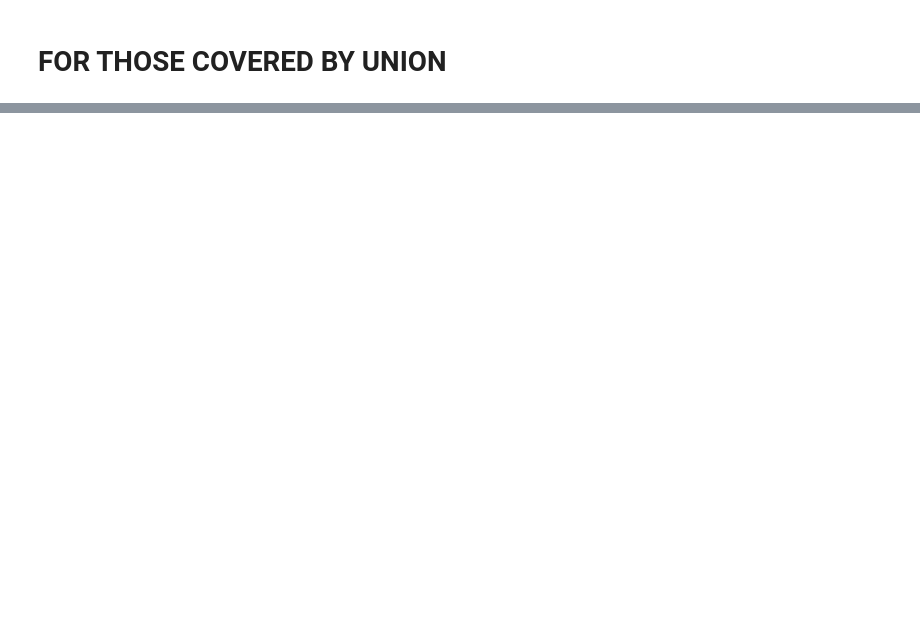
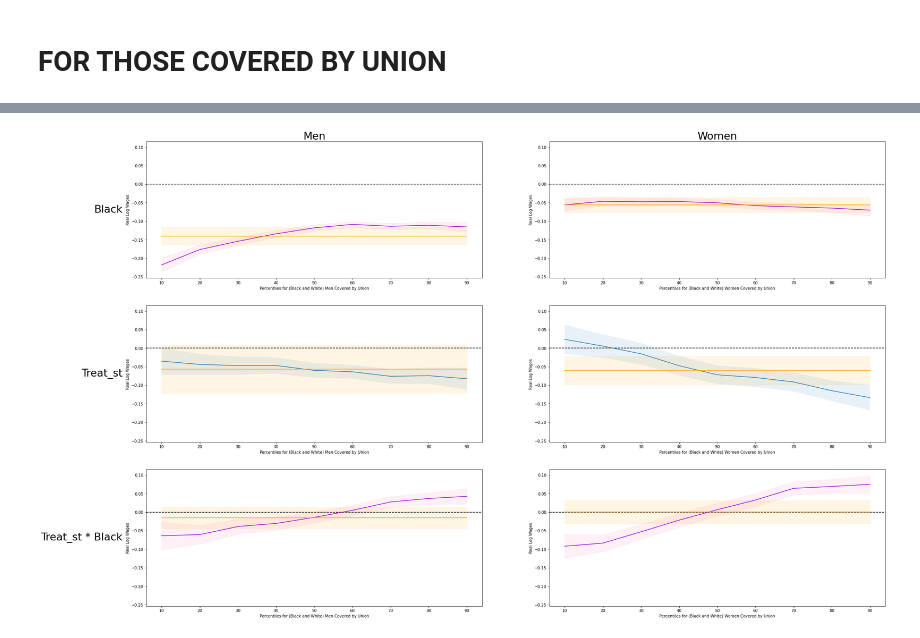
Before and after one commit to aadsouza/econ499, a Jupyter notebook: code/rifdistributionplots-revised.ipynb, the cells around one changed output, grey strips where cells are left out. Cells and saved outputs as stored; diff of their text form; code cells hidden in the pictures; blank space fills up the shorter version.

```diff
--- a/code/rifdistributionplots-revised.ipynb
+++ b/code/rifdistributionplots-revised.ipynb
@@ -363,0 +465,77 @@ ax.fill_between(ublackwom_treat.percentile, ublackwom_treat.lbols, ublackwom_tre
+# %%
+# Table RIF-DiD Regression of Real Log Wages on Right to Work Laws Treatment in State and Time - for People Covered By a Union (Direct)
+fig, ax = plt.subplots(3,2, figsize = (35, 20), sharey = True, sharex = True)
+
+for i in [0,1,2]:
+    for j in [0,1]:
+        ax[i,j].set_yticks(np.arange(-0.5, 0.5, step=0.05))
+        ax[i,j].xaxis.set_tick_params(labelbottom=True)
+        ax[i,j].yaxis.set_tick_params(labelbottom=True)
+#         ax[i,j].set_xlabel("Percentiles for All (Black and White) Men")
+        ax[i,0].set_xlabel("Percentiles for (Black and White) Men Covered by Union")
+        ax[i,1].set_xlabel("Percentiles for (Black and White) Women Covered by Union")
+        ax[i,j].set_ylabel("Real Log Wages")
+
+#Men - Black
+ax[0,0].axhline(y = 0, color = "black", linestyle ="--")
+ax[0,0].plot(ublackmen.percentile, ublackmen.coef, color = "darkviolet")
+ax[0,0].fill_between(ublackmen.percentile, ublackmen.lb, ublackmen.ub, color = "hotpink", alpha = 0.1)
+ax[0,0].plot(ublackmen.percentile, ublackmen.ols, color = "orange")
+ax[0,0].fill_between(ublackmen.percentile, ublackmen.lbols, ublackmen.ubols, alpha = 0.1, color = "orange")
+
+#Men - Treat
+ax[1,0].axhline(y = 0, color = "black", linestyle ="--")
+ax[1,0].plot(uwhitemen.percentile, uwhitemen.coef)
+ax[1,0].fill_between(uwhitemen.percentile, uwhitemen.lb, uwhitemen.ub, alpha = 0.1)
+ax[1,0].plot(uwhitemen.percentile, uwhitemen.ols, color = "orange")
+ax[1,0].fill_between(uwhitemen.percentile, uwhitemen.lbols, uwhitemen.ubols, alpha = 0.1, color = "orange")
+
+#Men - Times
+ax[2,0].axhline(y = 0, color = "black", linestyle ="--")
+ax[2,0].plot(ublackmen_treat.percentile, ublackmen_treat.coef, color = "darkviolet")
+ax[2,0].fill_between(ublackmen_treat.percentile, ublackmen_treat.lb, ublackmen_treat.ub, color = "hotpink", alpha = 0.1)
+ax[2,0].plot(ublackmen_treat.percentile, ublackmen_treat.ols, color = "orange")
+ax[2,0].fill_between(ublackmen_treat.percentile, ublackmen_treat.lbols, ublackmen_treat.ubols, alpha = 0.1, color = "orange")
+
+#Women - Black
+ax[0,1].axhline(y = 0, color = "black", linestyle ="--")
+ax[0,1].plot(ublackwom.percentile, ublackwom.coef, color = "darkviolet")
+ax[0,1].fill_between(ublackwom.percentile, ublackwom.lb, ublackwom.ub, color = "hotpink", alpha = 0.1)
+ax[0,1].plot(ublackwom.percentile, ublackwom.ols, color = "orange")
+ax[0,1].fill_between(ublackwom.percentile, ublackwom.lbols, ublackwom.ubols, alpha = 0.1, color = "orange")
+
+#Women - Treat
+ax[1,1].axhline(y = 0, color = "black", linestyle ="--")
+ax[1,1].plot(uwhitewom.percentile, uwhitewom.coef)
+ax[1,1].fill_between(uwhitewom.percentile, uwhitewom.lb, uwhitewom.ub, alpha = 0.1)
+ax[1,1].plot(uwhitewom.percentile, uwhitewom.ols, color = "orange")
+ax[1,1].fill_between(uwhitewom.percentile, uwhitewom.lbols, uwhitewom.ubols, alpha = 0.1, color = "orange")
+
+#Women - Times
+ax[2,1].axhline(y = 0, color = "black", linestyle ="--")
+ax[2,1].plot(ublackwom_treat.percentile, ublackwom_treat.coef, color = "darkviolet")
+ax[2,1].fill_between(ublackwom_treat.percentile, ublackwom_treat.lb, ublackwom_treat.ub, color = "hotpink", alpha = 0.1)
+ax[2,1].plot(ublackwom_treat.percentile, ublackwom_treat.ols, color = "orange")
+ax[2,1].fill_between(ublackwom_treat.percentile, ublackwom_treat.lbols, ublackwom_treat.ubols, alpha = 0.1, color = "orange")
+
+cols = ['{}'.format(col) for col in ["Men", "Women"]]
+rows = ['{}'.format(row) for row in ["Black", "Treat_st", "Treat_st * Black"]]
+
+pad = 5 # in points
+
+for a, col in zip(ax[0], cols):
+    a.annotate(col, xy=(0.5, 1), xytext=(0, pad),
+                xycoords='axes fraction', textcoords='offset points',
+                size=27, ha='center', va='baseline')
+
+for a, row in zip(ax[:,0], rows):
+    a.annotate(row, xy=(0, 0.5), xytext=(-a.yaxis.labelpad - pad, 0),
+                xycoords=a.yaxis.label, textcoords='offset points',
+                size=27, ha='right', va='center')
+
+
+fig.subplots_adjust(left=0.15, top=0.95)
+
+plt.show()
+# %% [output]
+[figure, added]
```
Also changed, not shown: parts of 21 cells of this notebook, 3 other files.
